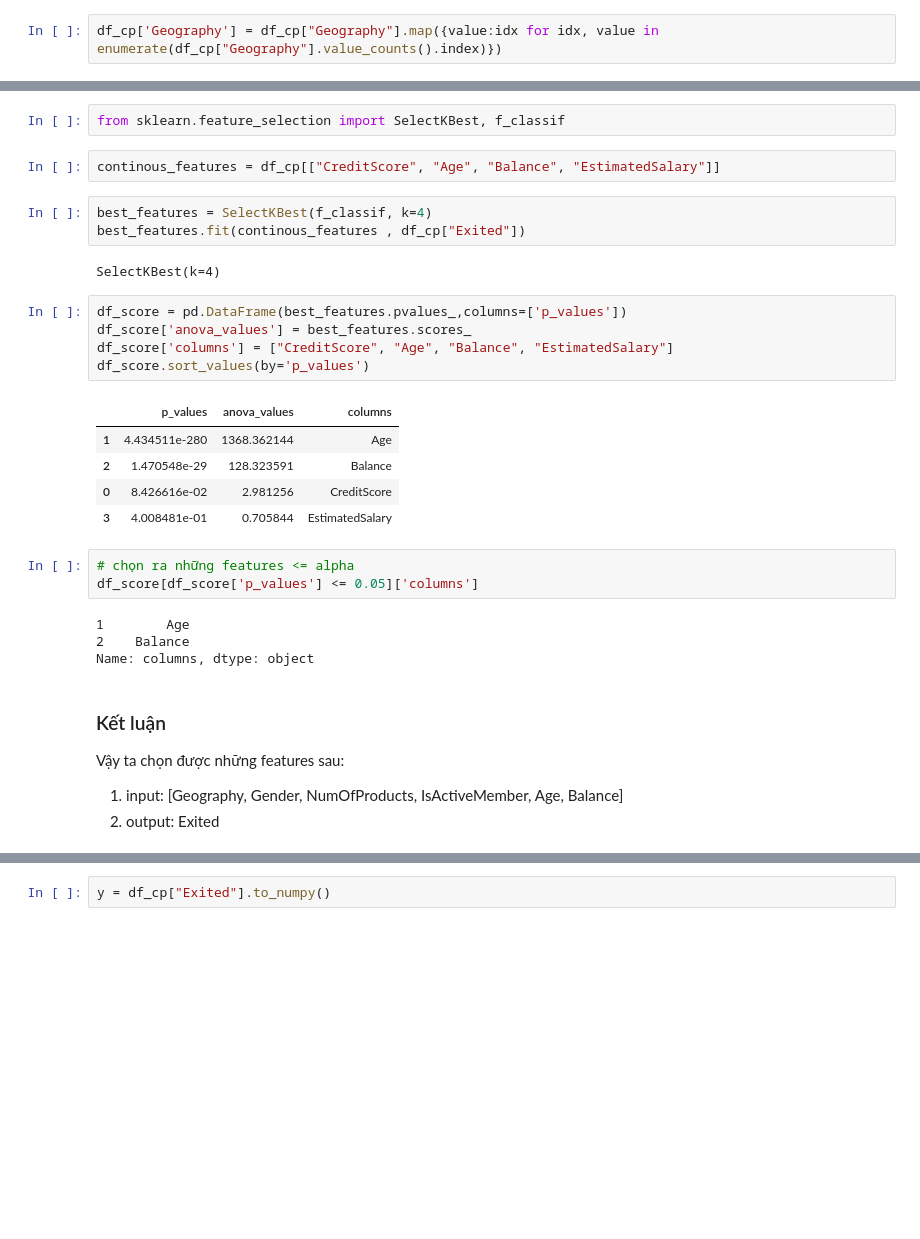
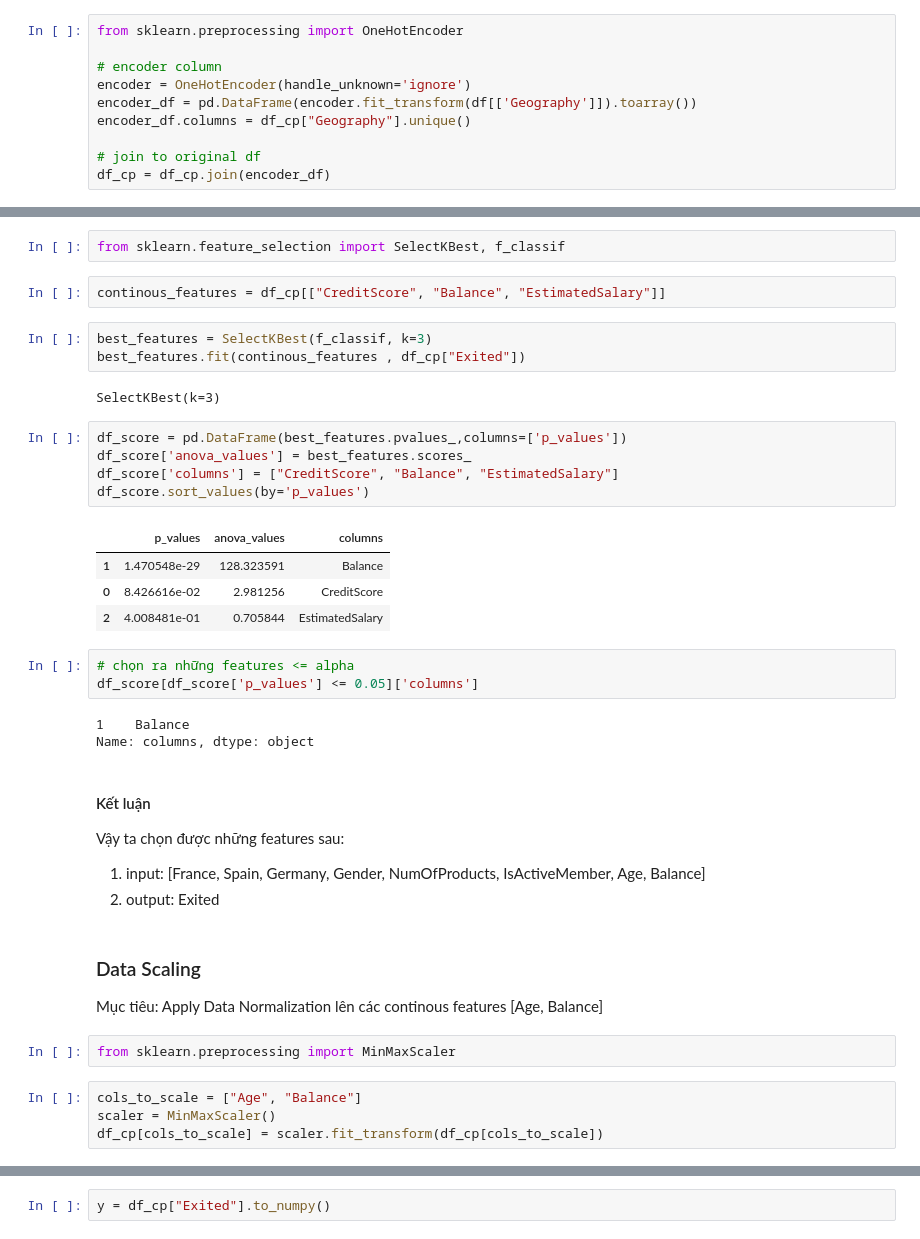
Before and after one commit to nghoanglong/IS254.M21.TMCL, a Jupyter notebook: Customer_Churn.ipynb, the cells around one changed output, grey strips where cells are left out. Drawn from its saved outputs; the diff is of its cells as text; blank space fills up the shorter version.

```diff
--- a/Customer_Churn.ipynb
+++ b/Customer_Churn.ipynb
@@ -259,6 +261,14 @@ Ta thấy được, với
 2. Gender feature có 2 giá trị [Male, Female] -> tiến hành encode feature này về dạng numerical với giá trị lần lượt [0, 1]
-# %%
-df_cp['Geography'] = df_cp["Geography"].map({value:idx for idx, value in enumerate(df_cp["Geography"].value_counts().index)})
+# %%
+from sklearn.preprocessing import OneHotEncoder
+
+# encoder column
+encoder = OneHotEncoder(handle_unknown='ignore')
+encoder_df = pd.DataFrame(encoder.fit_transform(df[['Geography']]).toarray())
+encoder_df.columns = df_cp["Geography"].unique()
+
+# join to original df
+df_cp = df_cp.join(encoder_df)
 # %%
 df_cp['Gender'] = df_cp["Gender"].map({value:idx for idx, value in enumerate(df_cp["Gender"].value_counts().index)})
 # %%
@@ -336,32 +352,39 @@ Mức alpha xét = 0.05
 # %%
 from sklearn.feature_selection import SelectKBest, f_classif
 # %%
-continous_features = df_cp[["CreditScore", "Age", "Balance", "EstimatedSalary"]]
+continous_features = df_cp[["CreditScore", "Balance", "EstimatedSalary"]]
 # %%
-best_features = SelectKBest(f_classif, k=4)
+best_features = SelectKBest(f_classif, k=3)
 best_features.fit(continous_features , df_cp["Exited"])
 # %% [output]
-SelectKBest(k=4)
+SelectKBest(k=3)
 # %%
 df_score = pd.DataFrame(best_features.pvalues_,columns=['p_values'])
 df_score['anova_values'] = best_features.scores_
-df_score['columns'] = ["CreditScore", "Age", "Balance", "EstimatedSalary"]
+df_score['columns'] = ["CreditScore", "Balance", "EstimatedSalary"]
 df_score.sort_values(by='p_values')
 # %% [output]
 |  | p_values | anova_values | columns |
-| 1 | 4.434511e-280 | 1368.362144 | Age |
-| 2 | 1.470548e-29 | 128.323591 | Balance |
+| 1 | 1.470548e-29 | 128.323591 | Balance |
 | 0 | 8.426616e-02 | 2.981256 | CreditScore |
-| 3 | 4.008481e-01 | 0.705844 | EstimatedSalary |
+| 2 | 4.008481e-01 | 0.705844 | EstimatedSalary |
 # %%
 # chọn ra những features <= alpha
 df_score[df_score['p_values'] <= 0.05]['columns']
 # %% [output]
-1        Age
-2    Balance
+1    Balance
 Name: columns, dtype: object
 # %% [markdown]
-### Kết luận
+#### Kết luận
 Vậy ta chọn được những features sau:
-1. input: [Geography, Gender,  NumOfProducts, IsActiveMember, Age, Balance]
+1. input: [France, Spain, Germany, Gender,  NumOfProducts, IsActiveMember, Age, Balance]
 2. output: Exited
+# %% [markdown]
+### Data Scaling
+Mục tiêu: Apply Data Normalization lên các continous features [Age, Balance]
+# %%
+from sklearn.preprocessing import MinMaxScaler
+# %%
+cols_to_scale = ["Age", "Balance"]
+scaler = MinMaxScaler()
+df_cp[cols_to_scale] = scaler.fit_transform(df_cp[cols_to_scale])
```
Also changed, not shown: parts of 58 cells of this notebook.
